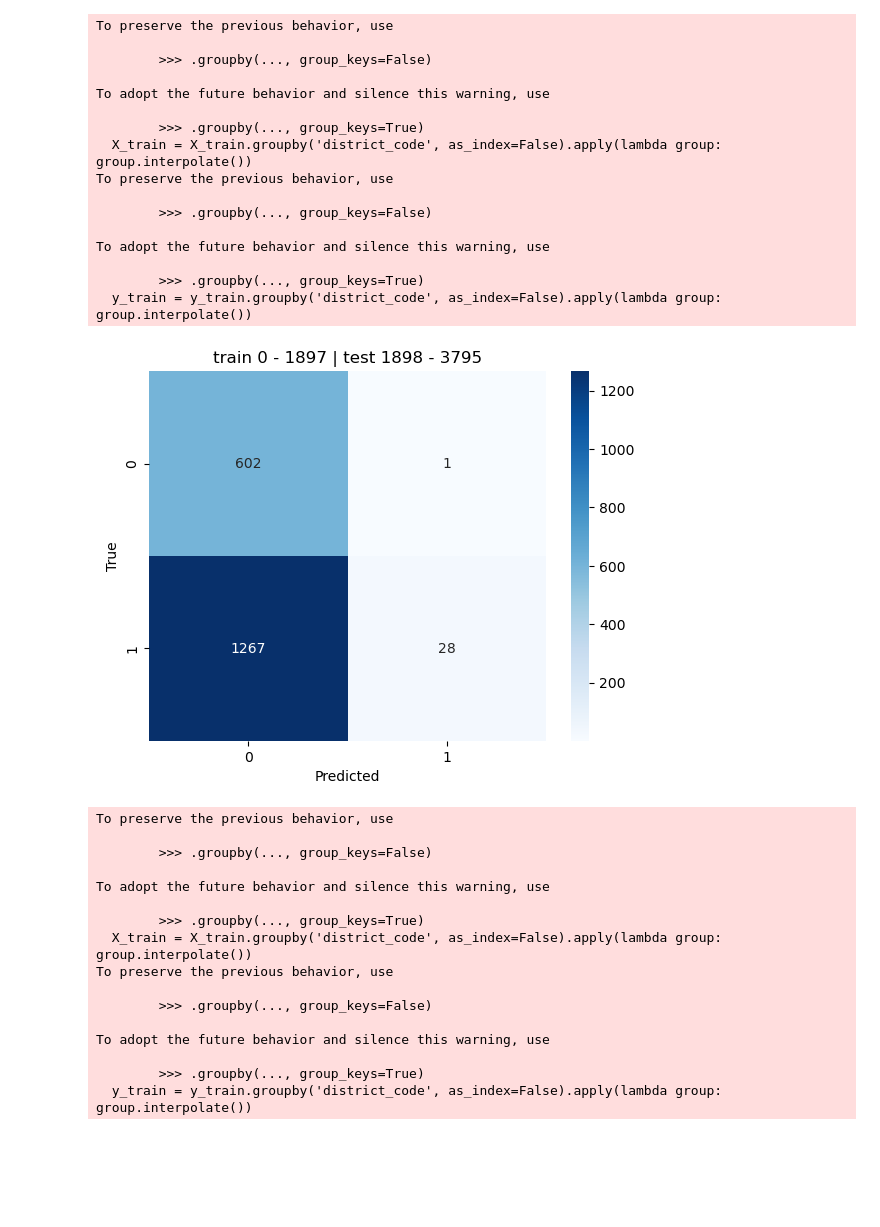
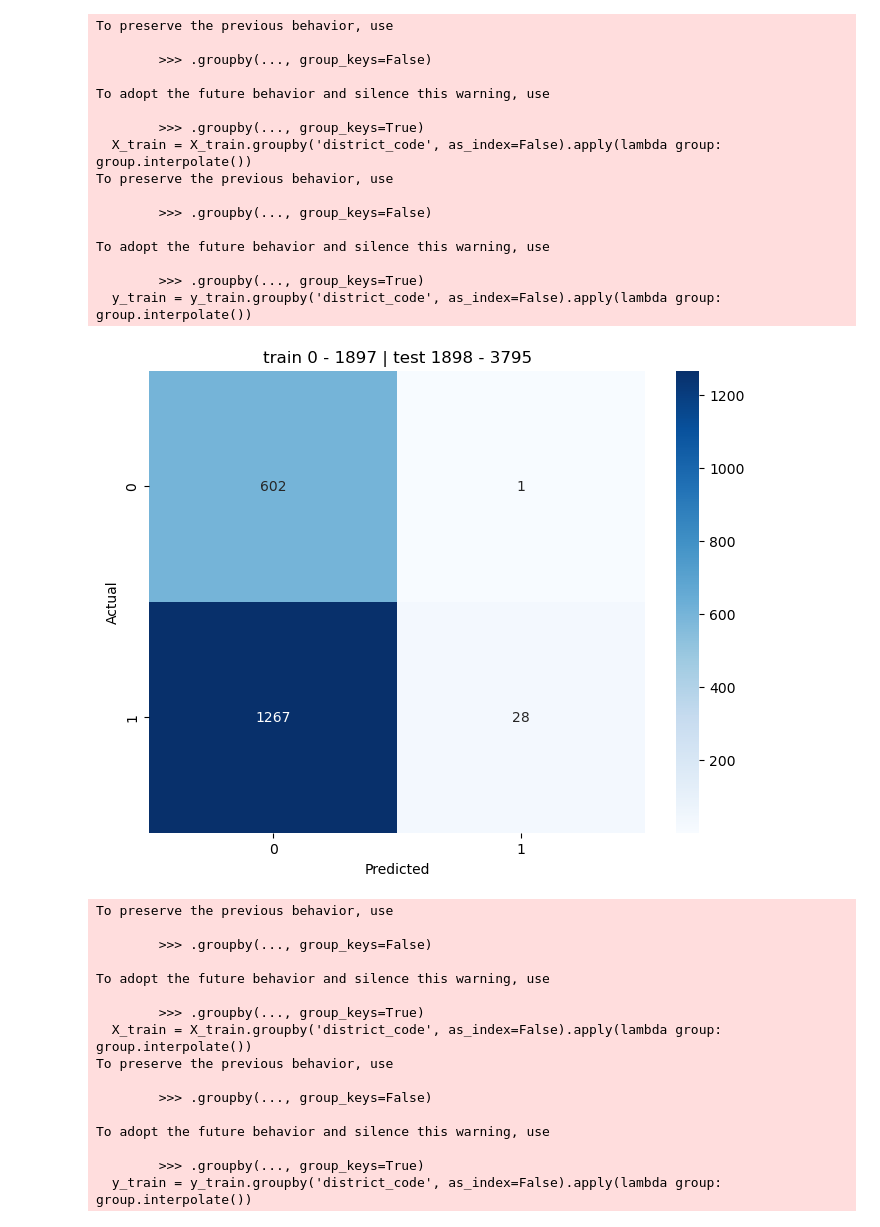
Before and after one commit to Joeryy/JBG060-DC3-23-24-group-2, a Jupyter notebook: patras_predictions.ipynb, the cells around one changed output. Drawn from its saved outputs; the diff is of its cells as text; code cells hidden in the pictures; blank space fills up the shorter version.

```diff
--- a/patras_predictions.ipynb
+++ b/patras_predictions.ipynb
@@ -91,9 +91,21 @@ for train_index, val_index in cv.split(X):
 
     acc_values.append(accuracy_score(y_val, y_pred))  # Append accuracy to list
 
-    plt.title('train %s - %s | test %s - %s' % (train_index[0], train_index[-1], val_index[0], val_index[-1]))
-    # Plot confusion matrix
-    plot_ConfusionMatrix(prediction=y_pred, true=y_val['ipc'], binary=True)
+    # Inside the loop where you want to plot the confusion matrix
+    if len(train_index) > 0 and len(val_index) > 0:
+        # Your existing code to plot the confusion matrix
+        conf_matrix = confusion_matrix(y_val['ipc'], y_pred)
+
+        # Plot the confusion matrix with a title
+        plt.figure(figsize=(8, 6))
+        sns.heatmap(conf_matrix, annot=True, fmt="d", cmap="Blues")
+        plt.xlabel('Predicted')
+        plt.ylabel('Actual')
+        plt.title('train %s - %s | test %s - %s' % (train_index[0], train_index[-1], val_index[0], val_index[-1]))
+        plt.show()
+    else:
+        print("Skipping plot due to empty training or test set.")
+
 
 print(f"Mean Acc: {np.mean(acc_values):.2f}")  # Print Acc
 # %% [output]
@@ -103,34 +115,34 @@ MultiIndex: 12324 entries, (Timestamp('2007-01-01 00:00:00'), 74) to (Timestamp(
 Data columns (total 7 columns):
  #   Column     Non-Null Count  Dtype
 ---  ------     --------------  -----
  0   ipc        3042 non-null   float64
  1   ndvi_mean  12324 non-null  float64
  2   ndvi_anom  12324 non-null  float64
  3   rain_mean  12324 non-null  float64
  4   rain_anom  12324 non-null  float64
  5   et_mean    12324 non-null  float64
 ... (27 lines left out)
 rain_anom_lag12    -0.1145      0.059     -1.943      0.052      -0.230       0.001
 et_mean_lag12      -0.1962      0.070     -2.816      0.005      -0.333      -0.060
 et_anom_lag12       0.1774      0.096      1.858      0.063      -0.010       0.365
 ===================================================================================
 To preserve the previous behavior, use
 
         >>> .groupby(..., group_keys=False)
 
 To adopt the future behavior and silence this warning, use
 
         >>> .groupby(..., group_keys=True)
   X_train = X_train.groupby('district_code', as_index=False).apply(lambda group: group.interpolate())
 To preserve the previous behavior, use
 
         >>> .groupby(..., group_keys=False)
 
 To adopt the future behavior and silence this warning, use
 
         >>> .groupby(..., group_keys=True)
   y_train = y_train.groupby('district_code', as_index=False).apply(lambda group: group.interpolate())
-[figure, old version]
+[figure, new version]
 To preserve the previous behavior, use
 
         >>> .groupby(..., group_keys=False)
```
Also changed, not shown: parts of 1 cell of this notebook.
